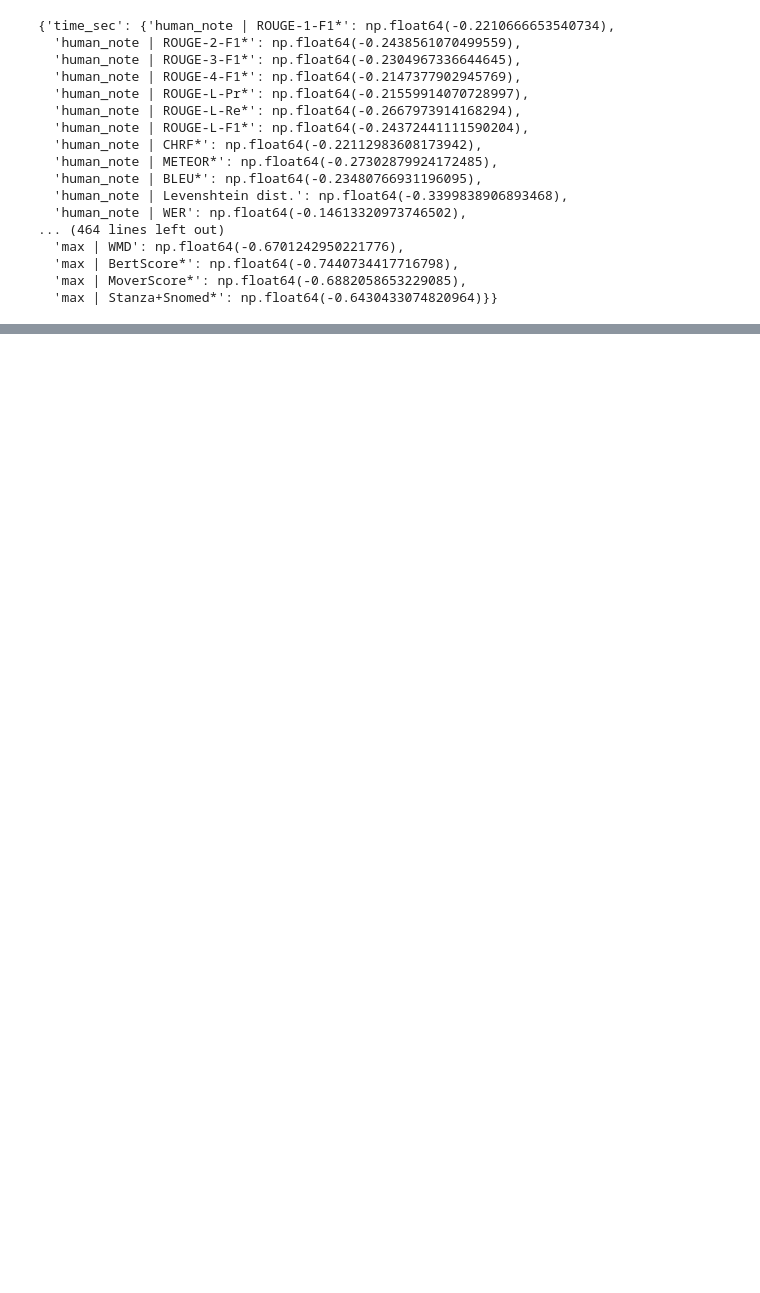
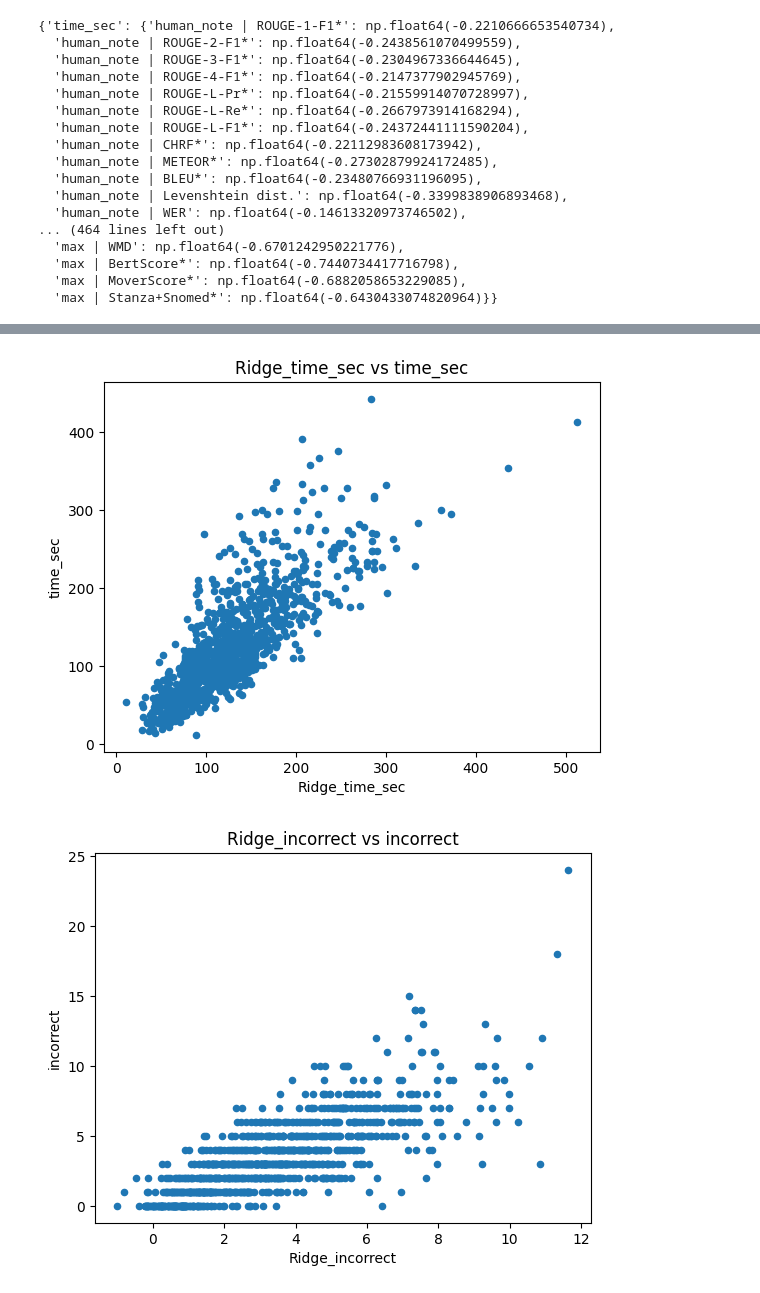
Before and after one commit to SALT-NLP/autometrics, a Jupyter notebook: primock.ipynb, the cells around one changed output, grey strips where cells are left out. Drawn from its saved outputs; the diff is of its cells as text; code cells hidden in the pictures; blank space fills up the shorter version.

```diff
--- a/primock.ipynb
+++ b/primock.ipynb
@@ -47,5 +64,6 @@ display_top_5_metrics_by_validation(dev, test, True)
 | inc_plus_omi | Rg_inc_plus_omi (0.8553512554357171) | RandomForest_inc_plus_omi (0.8504... | GB_inc_plus_omi (0.8483119744553024) | PLS_inc_plus_omi (0.8098946230496... | ... |
 # %%
 for target_column in dataset.target_columns:
-    print(get_top_metric_by_validation(dev, test, target_column))
+    metric = get_top_metric_by_validation(dev, test, True, target_column)
+    plot_metric_target_scatterplot(test, metric, target_column)
 # %% [output]
@@ -53,11 +71,11 @@ KeyError: 'time_sec'
 # %%
-# # Budget Runs
-# for model in [PLS, ElasticNet, Lasso, Ridge, RandomForest, GradientBoosting, Linear]:
-#     for budget in [2, 3, 5, 10, 15, 20, 25]:
-#         for target_column in dataset.target_columns:
-#             model_instance = model(dataset=train, name=model.__name__ + '_' + target_column + '_bgt_' + str(budget))
-#             budget_model = BudgetRegression(model_instance, budget)
-#             budget_model.learn(train, target_column)
-#             budget_model.predict(train, target_column)
-#             budget_model.predict(dev, target_column)
-#             budget_model.predict(test, target_column)
+# Budget Runs
+for model in [PLS, ElasticNet, Lasso, Ridge, RandomForest, GradientBoosting, Linear]:
+    for budget in [2, 3, 5, 10, 15, 20, 25]:
+        for target_column in dataset.target_columns:
+            model_instance = model(dataset=train, name=model.__name__ + '_' + target_column)
+            budget_model = BudgetRegression(model_instance, budget)
+            budget_model.learn(train, target_column)
+            budget_model.predict(train, target_column)
+            budget_model.predict(dev, target_column)
+            budget_model.predict(test, target_column)
@@ -65,0 +90,7 @@ AttributeError: 'BudgetRegression' object has no attribute 'metric_budget'
+# %%
+for target_column in dataset.target_columns:
+    metric = get_top_metric_by_validation(dev, test, True, target_column)
+    plot_metric_target_scatterplot(test, metric, target_column)
+# %% [output]
+[figure, added]
+[figure, added]
```
Also changed, not shown: parts of 6 cells of this notebook, 9 other files.
